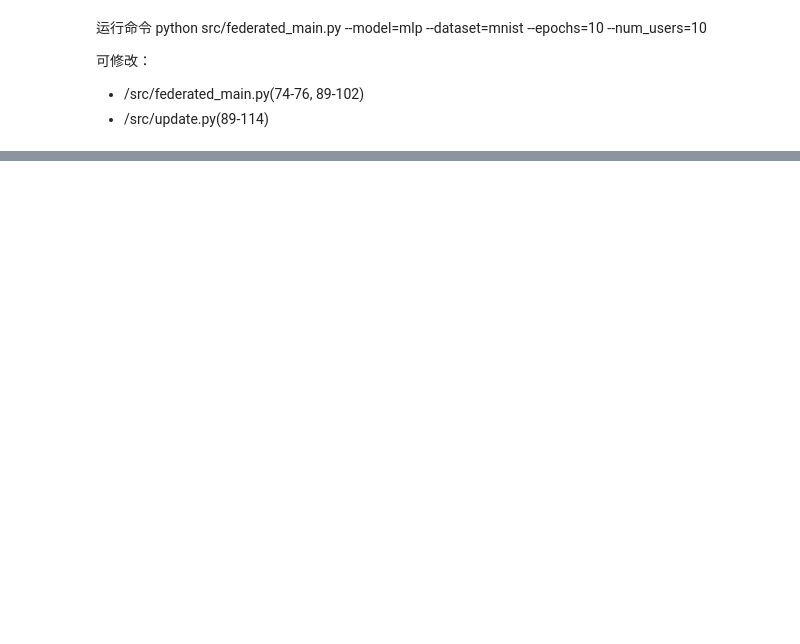
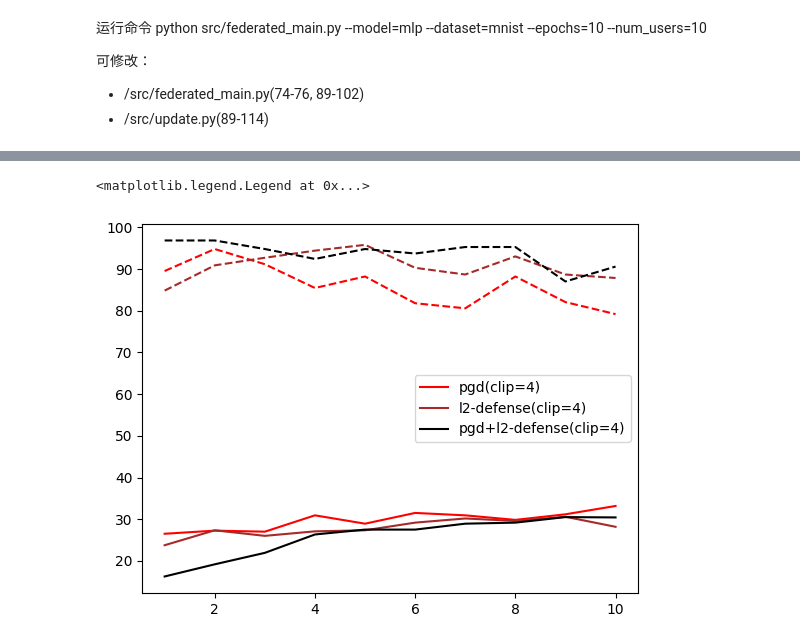
Before and after one commit to 1045334875/federated_learning, a Jupyter notebook: ty_result.ipynb, the cells around one changed output, grey strips where cells are left out. Cells and saved outputs as stored; diff of their text form; code cells hidden in the pictures; blank space fills up the shorter version.

```diff
--- a/ty_result.ipynb
+++ b/ty_result.ipynb
@@ -73,0 +114,30 @@ plt.legend(loc='best')
+# %%
+# compare l2 norm  and pgd attack affect(clip=4)
+import matplotlib.pyplot as plt
+plt.title("Compare l2 norm  and pgd attack affect(clip=4)")
+# data poisoning attack with pgd(4)
+be_acc3 = [20.00, 22.67, 28.33, 31.67, 31.00, 31.83, 34.75, 34.33, 33.92, 34.58] # 70.92%
+at_acc3 = [91.55, 92.42, 92.45, 89.29, 84.85, 83.33, 87.27, 79.69, 85.14, 79.69] # 87.26%
+x = [1,2,3,4,5,6,7,8,9,10]
+plt.plot(x, be_acc3, color="red", label = 'pgd(clip=4)')
+plt.plot(x, at_acc3,'--',  color = "red")
+plt.legend(loc='best')
+
+# data poisoning attack with l2 clip(4)
+be_acc5 = [23.75, 27.33, 26.00, 27.08, 27.33, 29.17, 30.17, 29.58, 30.58, 28.17] # 62.74%
+at_acc5 = [84.85, 90.91, 92.73, 94.44, 95.83, 90.32, 88.71, 93.06, 88.71, 87.88] # 93.48%
+x = [1,2,3,4,5,6,7,8,9,10]
+plt.plot(x, be_acc5, color="brown", label = 'l2-defense(clip=4)')
+plt.plot(x, at_acc5,'--',  color = "brown")
+plt.legend(loc='best')
+
+# data poisoning attack with pgd & l2(4)
+be_acc6 = [16.25, 19.17, 21.92, 26.33, 27.50, 27.50, 28.92, 29.17, 30.50, 30.42] # 63.4%
+at_acc6 = [96.88, 96.88, 94.83, 92.45, 94.83, 93.75, 95.31, 95.31, 87.04, 90.62] # 91.93%
+x = [1,2,3,4,5,6,7,8,9,10]
+plt.plot(x, be_acc6, color="black", label = 'pgd+l2-defense(clip=4)')
+plt.plot(x, at_acc6,'--',  color = "black")
+plt.legend(loc='best')
+# %% [output]
+<matplotlib.legend.Legend at 0x...>
+[figure, added]
```
Also changed, not shown: parts of 5 cells of this notebook, 7 other files.
